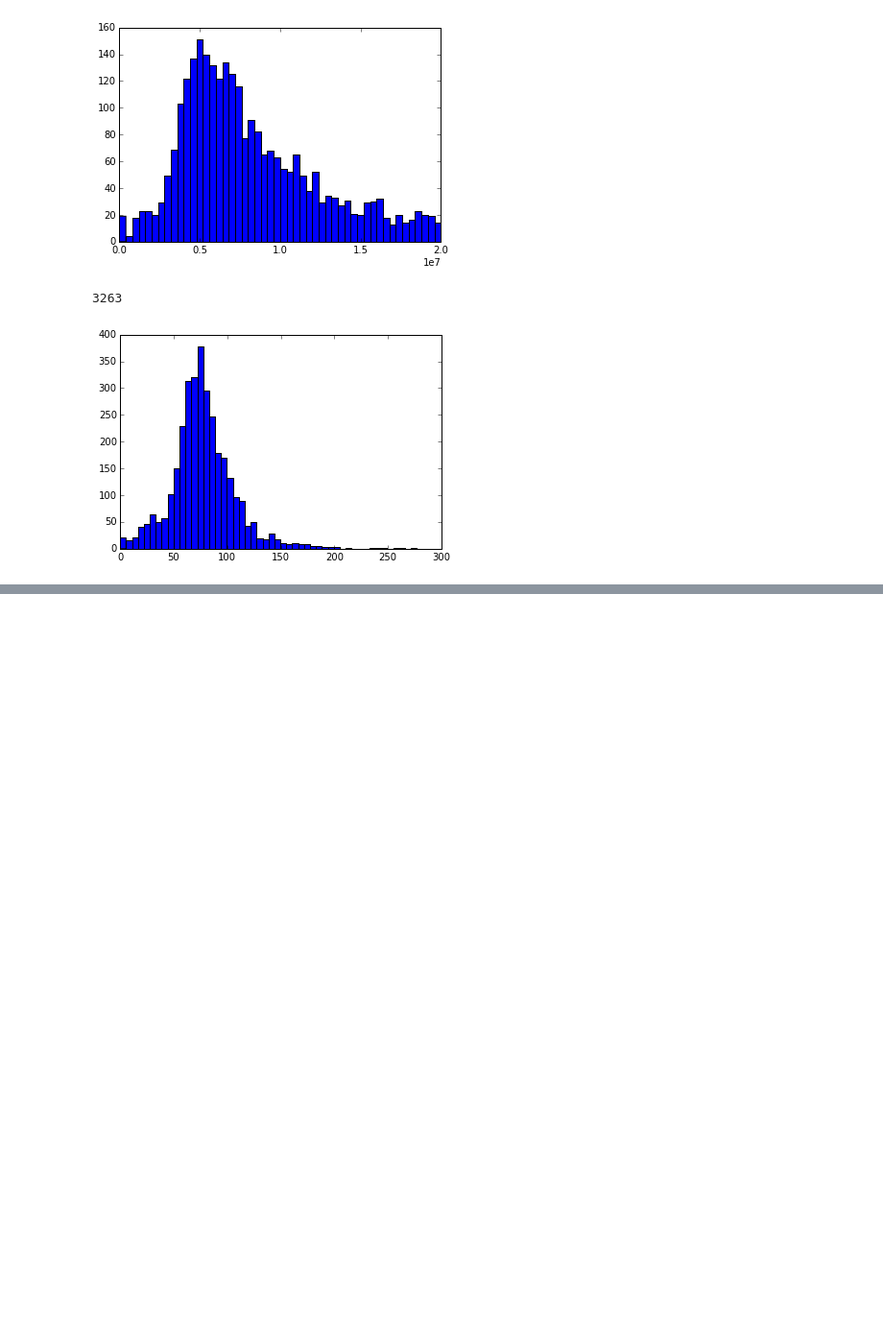
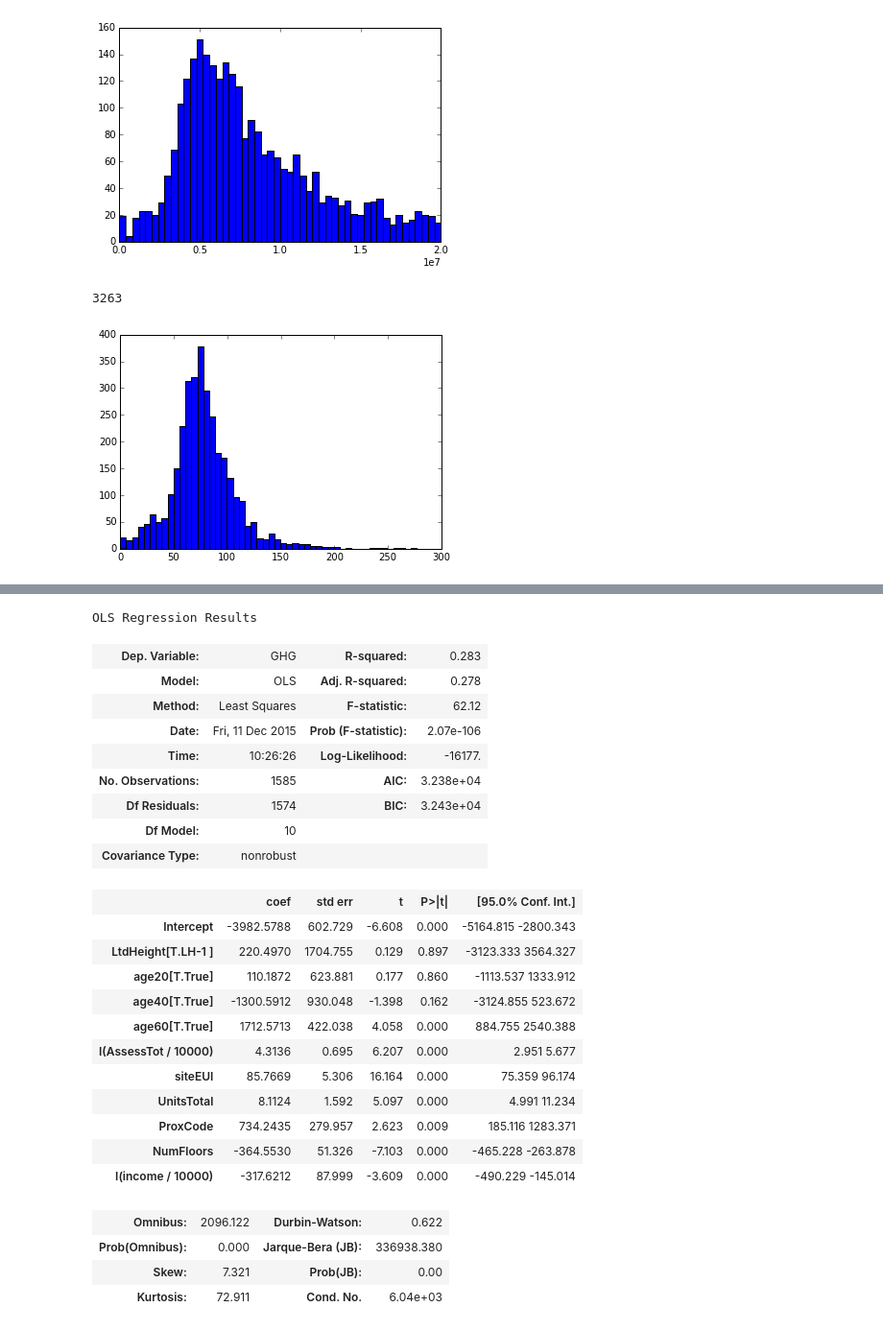
Before and after one commit to bilguun/nyc_building_energy, a Jupyter notebook: LL84.ipynb, the cells around one changed output, grey strips where cells are left out. Shown: that part at 96% size. Drawn from its saved outputs; the diff is of its cells as text; code cells hidden in the pictures; blank space fills up the shorter version.

```diff
--- a/LL84.ipynb
+++ b/LL84.ipynb
@@ -709,0 +541,61 @@ bxBuildings2012en
+# %%
+# print(nycBuildings2012.columns)
+bxBuildings2012 = bxBuildings2012[bxBuildings2012['Site EUI(kBtu/ft2)']<300][['Site EUI(kBtu/ft2)',
+                                   'Property Floor Area (Buildngs and Parking)(ft2)', 'ZipCode',
+                                   'Number of Buildings', 'UnitsRes', 'UnitsTotal', 'YearBuilt',
+                                   'LotArea', 'NumFloors', 'ResArea', 'RetailArea', 'AssessTot',
+                                    'CommFAR', 'FacilFAR', 'BuiltFAR', 'ResidFAR',
+                                    'LotArea', 'LotFront', 'LotDepth', 'BldgFront',
+                                    'Total GHG Emissions(MtCO2e)', 'CB2010', 'CT2010'
+                                    ,'Indoor Water Intensity (All Water Sources)(gal/ft2)'
+                                    , 'ProxCode', 'LtdHeight', 'HistDist'
+                                    , 'BldgArea', 'ComArea', 'OfficeArea', 'RetailArea',
+                                    'GarageArea', 'StrgeArea','FactryArea', 'OtherArea']]
+
+bxBuildings2012 = bxBuildings2012.rename(columns={'Site EUI(kBtu/ft2)': 'siteEUI'
+                                 ,'Property Floor Area (Buildngs and Parking)(ft2)' : 'floorArea'
+                                 , 'Number of Buildings' : 'numBldgs'
+                                 , 'Total GHG Emissions(MtCO2e)' : 'GHG'
+                                 ,'Indoor Water Intensity (All Water Sources)(gal/ft2)':'water'})
+
+bxBuildings2012['totalEUI'] = bxBuildings2012.siteEUI * bxBuildings2012.floorArea
+bxBuildings2012['age20'] = bxBuildings2012['YearBuilt'] > 1995
+bxBuildings2012['age40'] = (bxBuildings2012['YearBuilt'] > 1975) & ( bxBuildings2012['YearBuilt'] < 1995)
+bxBuildings2012['age60'] = (bxBuildings2012['YearBuilt'] > 1955) & (bxBuildings2012['YearBuilt'] < 1975)
+bxBuildings2012['age60ab'] = bxBuildings2012['YearBuilt'] < 1955
+bxBuildings2012['nonRes'] = bxBuildings2012.floorArea.astype(float) -  bxBuildings2012.ResArea.astype(float)
+bxBuildings2012["CT2010"] = bxBuildings2012["CT2010"].astype(float).astype(int)
+bxBuildings2012["ProxCode"] = bxBuildings2012["ProxCode"].astype(float).astype(int)
+bxBuildings2012['income'] = bxBuildings2012["CT2010"].map(incomed.get)
+bxBuildings2012 = bxBuildings2012[bxBuildings2012.income>0]
+model1 = smf.ols( formula= 'siteEUI ~ I(income/10000) + LtdHeight + NumFloors + floorArea ', data= bxBuildings2012).fit()
+model1.summary()
+model1 = smf.ols( formula= 'GHG ~ I(AssessTot/10000) + siteEUI  + LtdHeight+ UnitsTotal  + ProxCode+ NumFloors  + age20 + age40 + age60 +I(income/10000)', data= bxBuildings2012).fit()
+model1.summary()
+# %% [output]
+OLS Regression Results
+| Dep. Variable: | GHG | R-squared: | 0.283 |
+| Model: | OLS | Adj. R-squared: | 0.278 |
+| Method: | Least Squares | F-statistic: | 62.12 |
+| Date: | Fri, 11 Dec 2015 | Prob (F-statistic): | 2.07e-106 |
+| Time: | 10:26:26 | Log-Likelihood: | -16177. |
+| No. Observations: | 1585 | AIC: | 3.238e+04 |
+| Df Residuals: | 1574 | BIC: | 3.243e+04 |
+| Df Model: | 10 |  |  |
+| Covariance Type: | nonrobust |  |  |
+|  | coef | std err | t | P>|t| | [95.0% Conf. Int.] |
+| Intercept | -3982.5788 | 602.729 | -6.608 | 0.000 | -5164.815 -2800.343 |
+| LtdHeight[T.LH-1 ] | 220.4970 | 1704.755 | 0.129 | 0.897 | -3123.333 3564.327 |
+| age20[T.True] | 110.1872 | 623.881 | 0.177 | 0.860 | -1113.537 1333.912 |
+| age40[T.True] | -1300.5912 | 930.048 | -1.398 | 0.162 | -3124.855 523.672 |
+| age60[T.True] | 1712.5713 | 422.038 | 4.058 | 0.000 | 884.755 2540.388 |
+| I(AssessTot / 10000) | 4.3136 | 0.695 | 6.207 | 0.000 | 2.951 5.677 |
+| siteEUI | 85.7669 | 5.306 | 16.164 | 0.000 | 75.359 96.174 |
+| UnitsTotal | 8.1124 | 1.592 | 5.097 | 0.000 | 4.991 11.234 |
+| ProxCode | 734.2435 | 279.957 | 2.623 | 0.009 | 185.116 1283.371 |
+| NumFloors | -364.5530 | 51.326 | -7.103 | 0.000 | -465.228 -263.878 |
+| I(income / 10000) | -317.6212 | 87.999 | -3.609 | 0.000 | -490.229 -145.014 |
+| Omnibus: | 2096.122 | Durbin-Watson: | 0.622 |
+| Prob(Omnibus): | 0.000 | Jarque-Bera (JB): | 336938.380 |
+| Skew: | 7.321 | Prob(JB): | 0.00 |
+| Kurtosis: | 72.911 | Cond. No. | 6.04e+03 |
```
Also changed, not shown: parts of 60 cells of this notebook.
